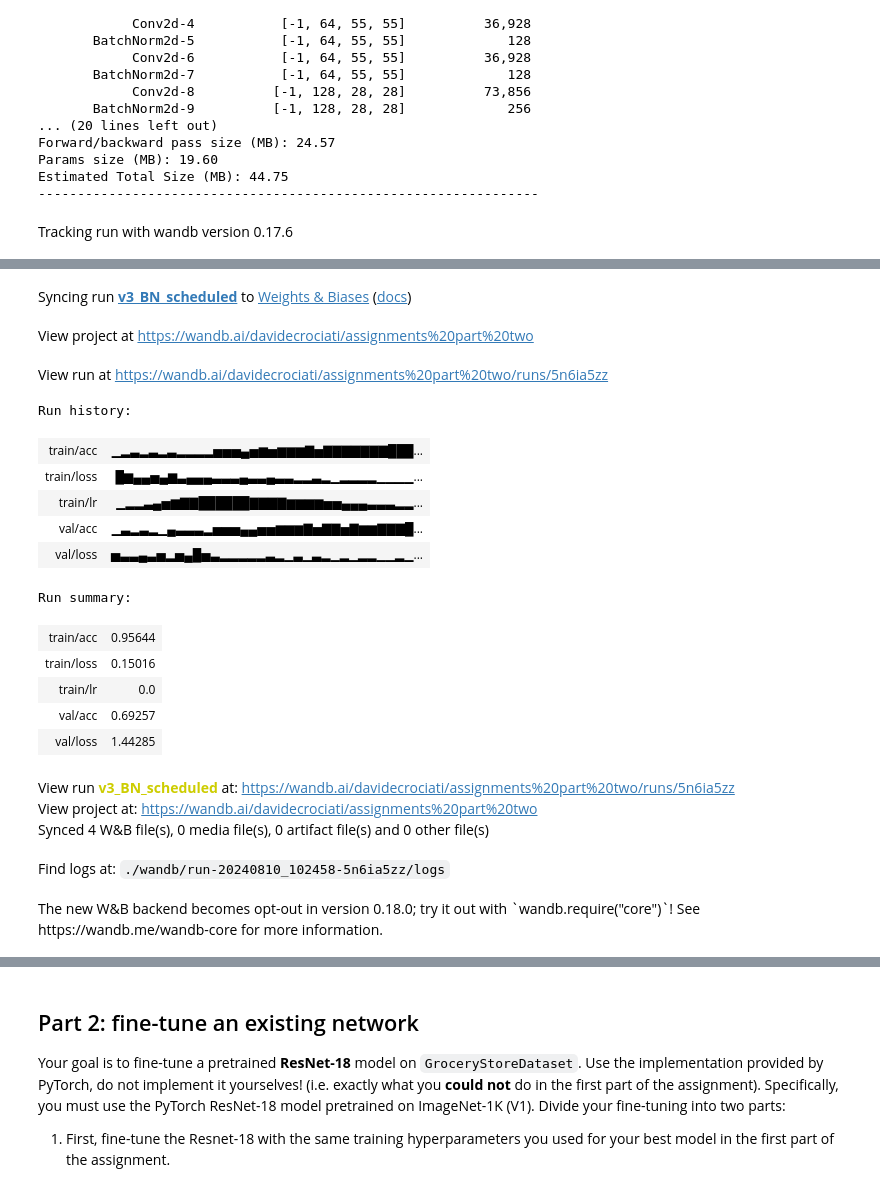
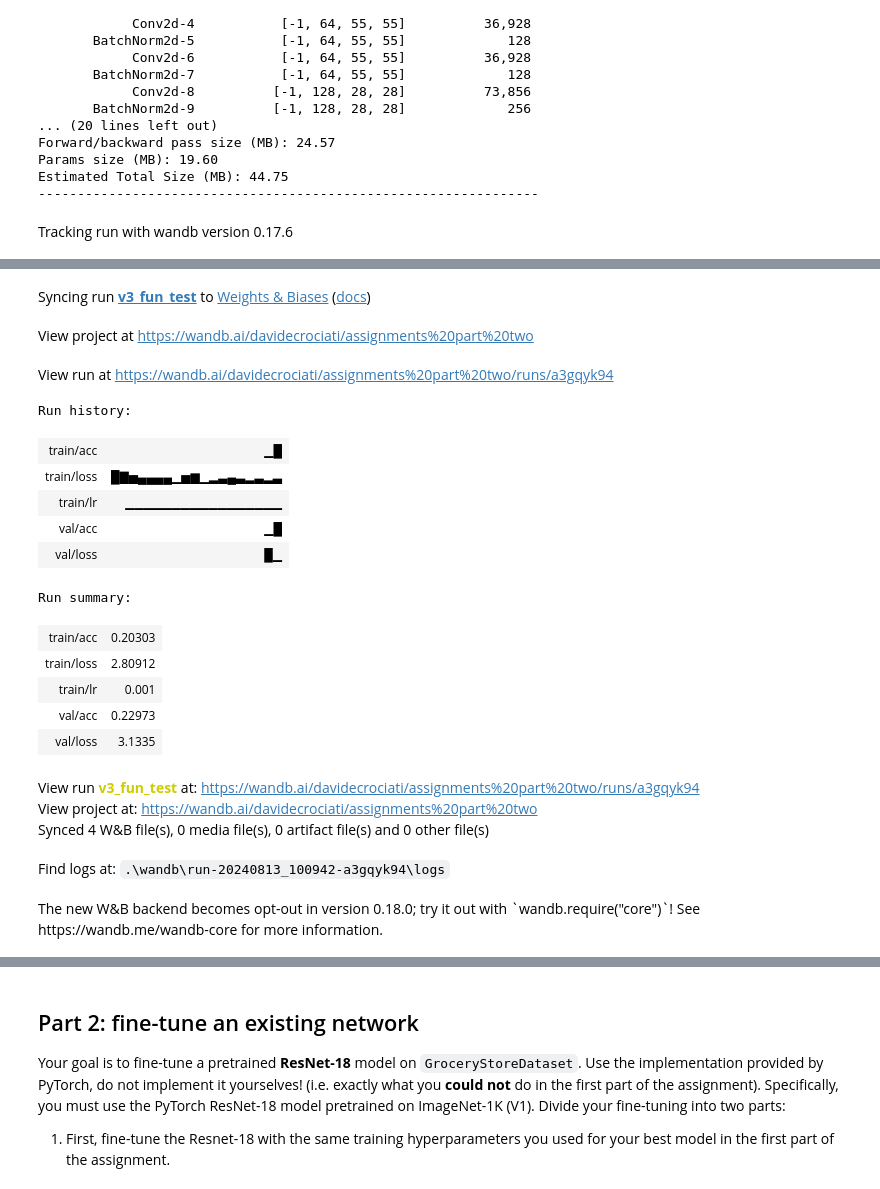
Before and after one commit to davidesonno/multiple-products-recognition, a Jupyter notebook: part_two/assignment2 copy.ipynb, the cells around one changed output, grey strips where cells are left out. Drawn from its saved outputs; the diff is of its cells as text; code cells hidden in the pictures.

```diff
--- a/part_two/assignment2 copy.ipynb
+++ b/part_two/assignment2 copy.ipynb
@@ -623,15 +622,14 @@ Params size (MB): 6.36
 Estimated Total Size (MB): 11.24
 ----------------------------------------------------------------
 # %%
-cfg["model"] = "v1"
-cfg["run_name"] = f"{cfg['model']}" + ("_scheduled" if cfg["scheduled"] else "")
+cfg["run_name"] = "v1"
 
 trainer = Trainer(
     model,
     cfg,
-    loader_train_augm,
-    loader_val_augm,
-    loader_test_augm,
+    loader_train,
+    loader_val,
+    loader_test,
     device,
     num_classes=len(classes.keys())
 )
@@ -901 +871,4 @@ Estimated Total Size (MB): 81.57
 ----------------------------------------------------------------
+# %%
+cfg["num_epochs"]=50
+display(cfg)
@@ -902,12 +886,11 @@ Estimated Total Size (MB): 81.57
 # %%
-cfg["scheduled"]=True
-cfg["model"] = "v3"
-cfg["run_name"] = f"{cfg['model']}" + ("_scheduled" if cfg["scheduled"] else "")
+cfg["run_name"] = "v3"
 
 # Wandb key: 301c5db1df292fea814603255510519eb6564aff
 
 trainer = Trainer(
     model,
+    cfg,
     loader_train_augm,
     loader_val_augm,
     loader_test_augm,
@@ -917,5 +900,5 @@ trainer = Trainer(
 trainer.train()
 print(f"Best val acc = {trainer.best_acc:.3f}")
 # Log results
-trainer.save_model_params(cfg, data_transforms)
+# trainer.save_model_params(cfg, data_transforms)
 # %% [output]
@@ -1034,23 +1013,22 @@ Params size (MB): 19.60
 Estimated Total Size (MB): 44.75
 ----------------------------------------------------------------
 # %%
-# cfg["scheduled"]=True
-# cfg["model"] = "v3_BN"
-# cfg["num_epochs"] = 90
-# cfg["run_name"] = f"{cfg['model']}" + ("_scheduled" if cfg["scheduled"] else "")
+cfg["num_epochs"] = 2
+cfg["run_name"] = "v3_fun_test"
 
-# # Wandb key: 301c5db1df292fea814603255510519eb6564aff
-# trainer = Trainer(
-#     model,
-#     loader_train_augm,
-#     loader_val_augm,
-#     loader_test_augm,
-#     device,
-#     num_classes=len(classes.keys())
-# )
-# trainer.train()
-# print(f"Best val acc = {trainer.best_acc:.3f}")
-# # Log results
-# trainer.save_model_params(cfg, data_transforms)
+# Wandb key: 301c5db1df292fea814603255510519eb6564aff
+trainer = Trainer(
+    model,
+    cfg,
+    loader_train_augm,
+    loader_val_augm,
+    loader_test_augm,
+    device,
+    num_classes=len(classes.keys())
+)
+trainer.train()
+print(f"Best val acc = {trainer.best_acc:.3f}")
+# Log results
+trainer.save_model_params(data_transforms)
 # %% [output]
 Tracking run with wandb version 0.17.6
@@ -1058,20 +1036,20 @@ Run data is saved locally in /content/wandb/run-20240810_102458-5n6ia5zz
-Syncing run v3_BN_scheduled to Weights & Biases (docs)
+Syncing run v3_fun_test to Weights & Biases (docs)
 View project at https://wandb.ai/davidecrociati/assignments%20part%20two
-View run at https://wandb.ai/davidecrociati/assignments%20part%20two/runs/5n6ia5zz
+View run at https://wandb.ai/davidecrociati/assignments%20part%20two/runs/a3gqyk94
 Run history:
-| train/acc | ▁▂▃▂▃▂▃▂▂▂▂▅▅▅▄▅▆▅▆▆▆▇▅▇▇▇▇▇▇▇███... |
-| train/loss | █▆▄▄▅▄▆▃▄▄▄▃▃▃▄▃▃▄▃▃▂▂▃▂▁▂▂▂▂▁▁▁▁... |
-| train/lr | ▁▂▂▃▄▅▆▇▇██████▇▇▇▇▆▆▆▆▅▅▄▄▄▃▃▃▂▂... |
-| val/acc | ▁▃▂▃▂▁▄▃▃▃▂▅▅▅▄▄▅▅▆▆▆▇▅▇▇▅▇▆▆▇▇▇█... |
-| val/loss | ▅▃▃▄▃▅▂▅▄█▅▃▂▂▂▂▂▃▂▁▃▁▃▂▁▂▁▂▂▁▁▂▁... |
+| train/acc | ▁█ |
+| train/loss | █▇▅▄▄▄▄▁▅▆▁▂▃▄▃▂▃▂▃ |
+| train/lr | ▁▁▁▁▁▁▁▁▁▁▁▁▁▁▁▁▁ |
+| val/acc | ▁█ |
+| val/loss | █▁ |
 Run summary:
-| train/acc | 0.95644 |
-| train/loss | 0.15016 |
-| train/lr | 0.0 |
-| val/acc | 0.69257 |
-| val/loss | 1.44285 |
+| train/acc | 0.20303 |
+| train/loss | 2.80912 |
+| train/lr | 0.001 |
+| val/acc | 0.22973 |
+| val/loss | 3.1335 |
-View run v3_BN_scheduled at: https://wandb.ai/davidecrociati/assignments%20part%20two/runs/5n6ia5zz
+View run v3_fun_test at: https://wandb.ai/davidecrociati/assignments%20part%20two/runs/a3gqyk94
 View project at: https://wandb.ai/davidecrociati/assignments%20part%20two
 Synced 4 W&B file(s), 0 media file(s), 0 artifact file(s) and 0 other file(s)
-Find logs at: ./wandb/run-20240810_102458-5n6ia5zz/logs
+Find logs at: .\wandb\run-20240813_100942-a3gqyk94\logs
 The new W&B backend becomes opt-out in version 0.18.0; try it out with `wandb.require("core")`! See https://wandb.me/wandb-core for more information.
```
Also changed, not shown: parts of 22 cells of this notebook.
